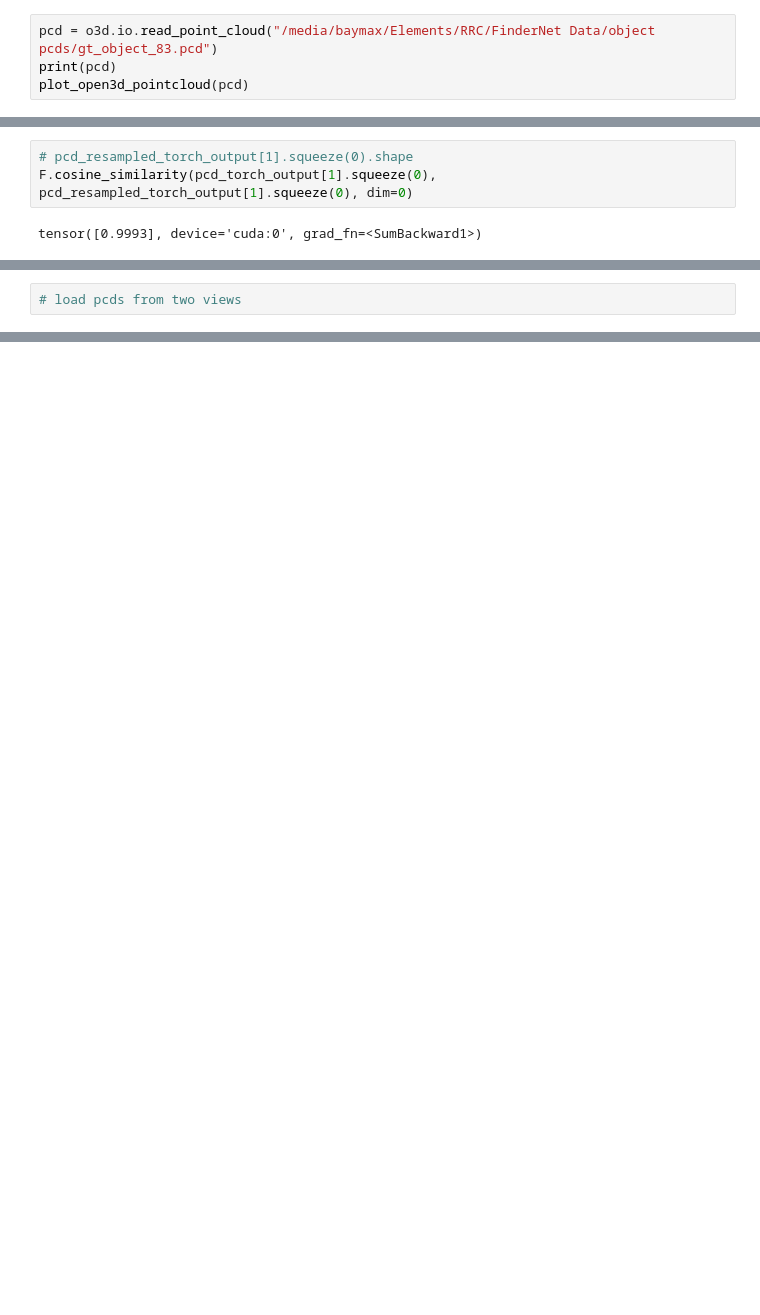
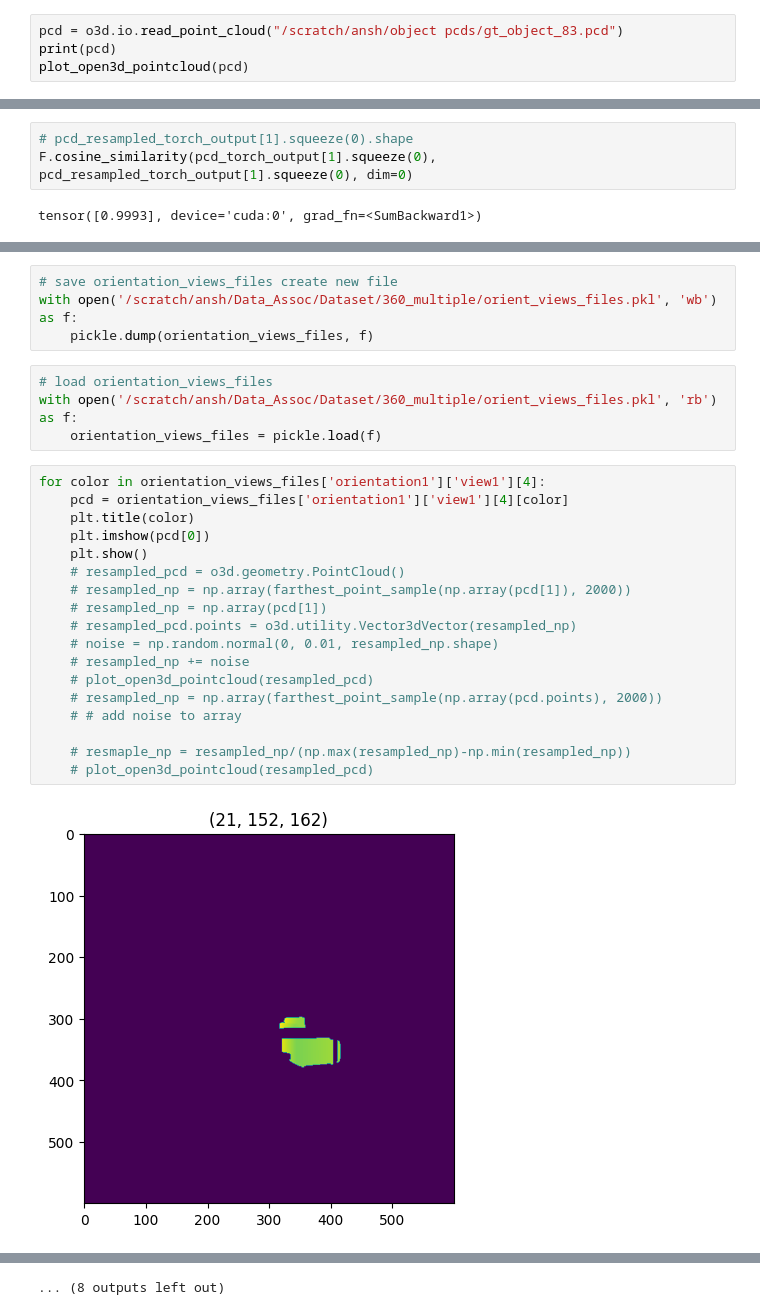
Before and after one commit to AnshShah3009/Pointnet_Pointnet2_pytorch, a Jupyter notebook: trial_nb.ipynb, the cells around one changed output, grey strips where cells are left out. Cells and saved outputs as stored; diff of their text form; blank space fills up the shorter version.

```diff
--- a/trial_nb.ipynb
+++ b/trial_nb.ipynb
@@ -282,7 +293,7 @@ get_model(
   (fc3): Linear(in_features=256, out_features=40, bias=True)
 )
 # %%
-pcd = o3d.io.read_point_cloud("/media/baymax/Elements/RRC/FinderNet Data/object pcds/gt_object_83.pcd")
+pcd = o3d.io.read_point_cloud("/scratch/ansh/object pcds/gt_object_83.pcd")
 print(pcd)
 plot_open3d_pointcloud(pcd)
 # %% [output]
@@ -438,2 +412,28 @@ for mask in masks:
-# %%
-# load pcds from two views
+# %%
+# save orientation_views_files create new file
+with open('/scratch/ansh/Data_Assoc/Dataset/360_multiple/orient_views_files.pkl', 'wb') as f:
+    pickle.dump(orientation_views_files, f)
+# %%
+# load orientation_views_files
+with open('/scratch/ansh/Data_Assoc/Dataset/360_multiple/orient_views_files.pkl', 'rb') as f:
+    orientation_views_files = pickle.load(f)
+# %%
+for color in orientation_views_files['orientation1']['view1'][4]:
+    pcd = orientation_views_files['orientation1']['view1'][4][color]
+    plt.title(color)
+    plt.imshow(pcd[0])
+    plt.show()
+    # resampled_pcd = o3d.geometry.PointCloud()
+    # resampled_np = np.array(farthest_point_sample(np.array(pcd[1]), 2000))
+    # resampled_np = np.array(pcd[1])
+    # resampled_pcd.points = o3d.utility.Vector3dVector(resampled_np)
+    # noise = np.random.normal(0, 0.01, resampled_np.shape)
+    # resampled_np += noise
+    # plot_open3d_pointcloud(resampled_pcd)
+    # resampled_np = np.array(farthest_point_sample(np.array(pcd.points), 2000))
+    # # add noise to array
+
+    # resmaple_np = resampled_np/(np.max(resampled_np)-np.min(resampled_np))
+    # plot_open3d_pointcloud(resampled_pcd)
+# %% [output]
+[figure, added]
@@ -439,0 +451 @@ for mask in masks:
+... (8 outputs left out)
```
Also changed, not shown: parts of 24 cells of this notebook, 1 other file.
